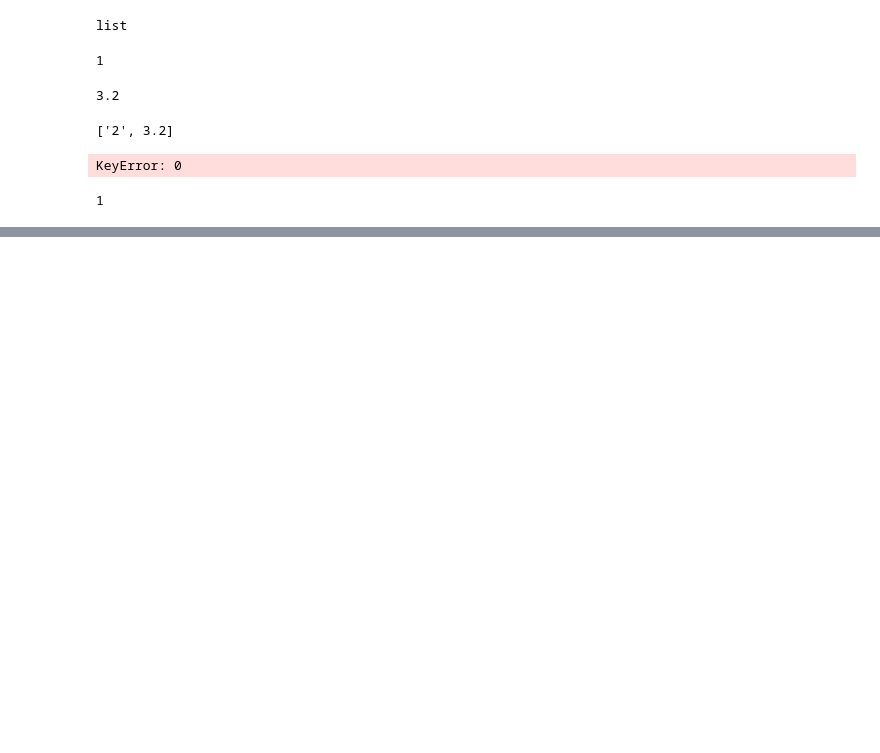
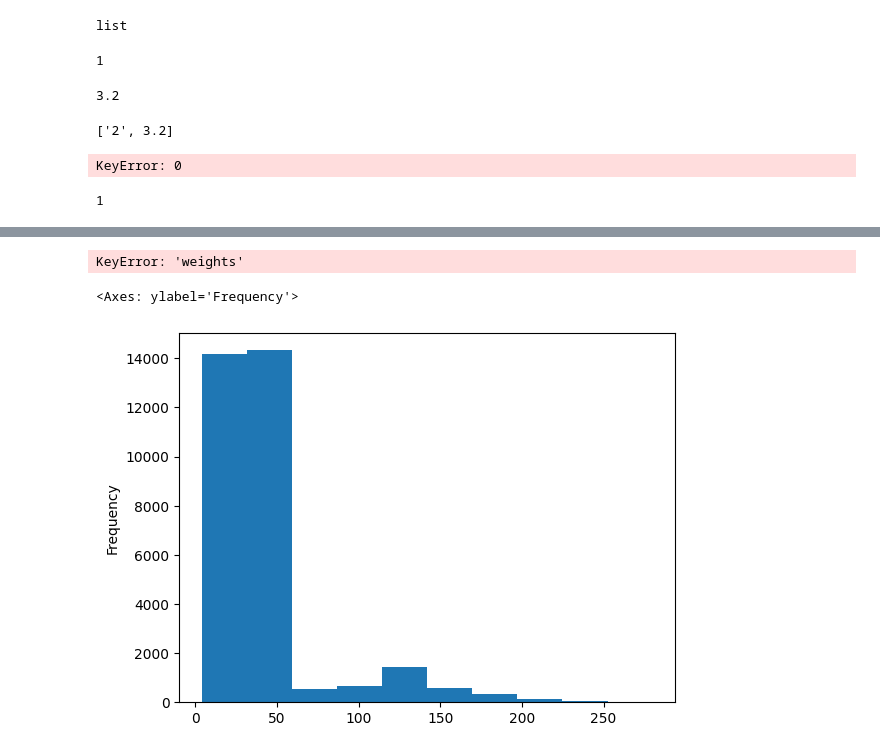
Before and after one commit to TFirth2/dimen-python-2023, a Jupyter notebook: hello.ipynb, the cells around one changed output, grey strips where cells are left out. Cells and saved outputs as stored; diff of their text form; code cells hidden in the pictures; blank space fills up the shorter version.

```diff
--- a/hello.ipynb
+++ b/hello.ipynb
@@ -124,0 +164,4 @@ print(my_dict["one"])
+# %%
+surveys_df = pd.read_csv("portal-teachingdb-master/surveys.csv") # save time by right click and finding relative path.
+
+# needs assigning to a variable
@@ -124,0 +400,11 @@ print(my_dict["one"])
+# %%
+surveys_df["weights"].plot()
+# %% [output]
+KeyError: 'weights'
+# %%
+import matplotlib as plt
+
+surveys_df["weight"].plot(kind="hist")
+# %% [output]
+<Axes: ylabel='Frequency'>
+[figure, added]
```
Also changed, not shown: parts of 28 cells of this notebook, 1 other file.
